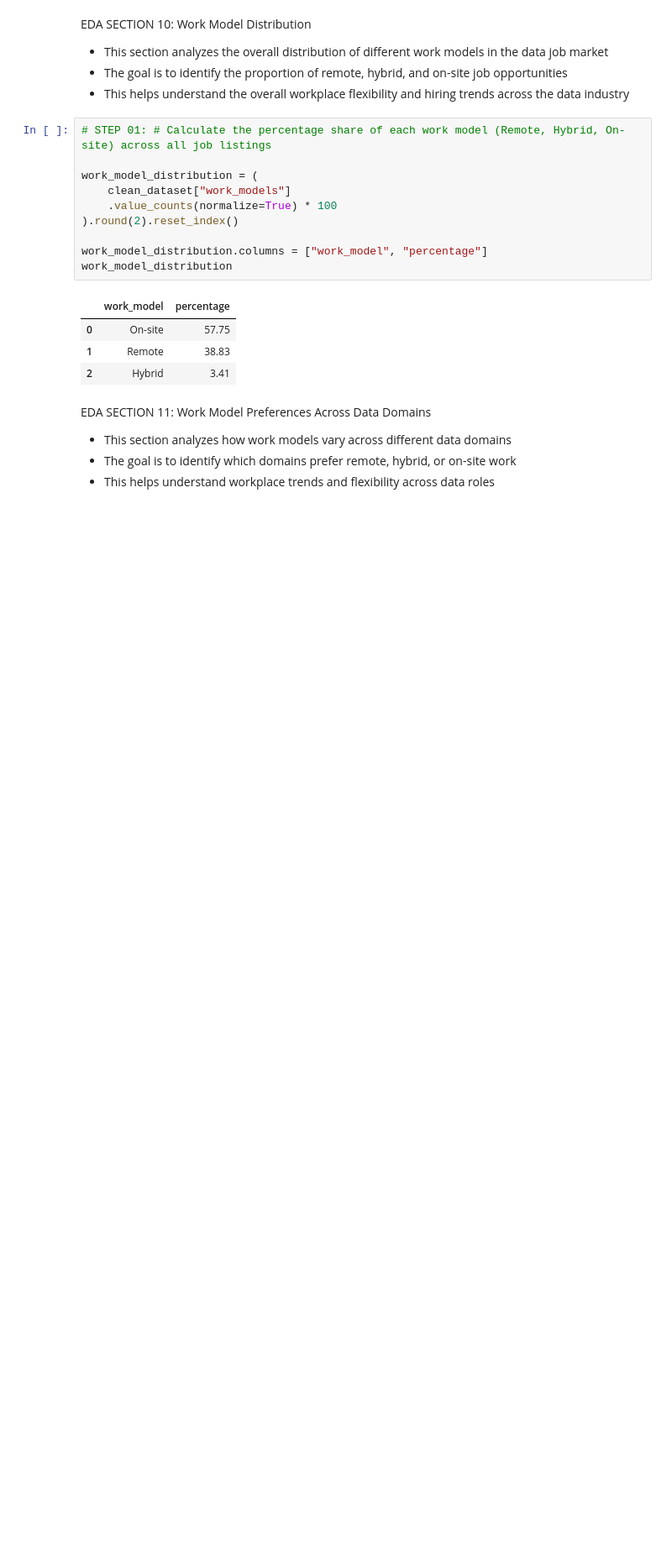
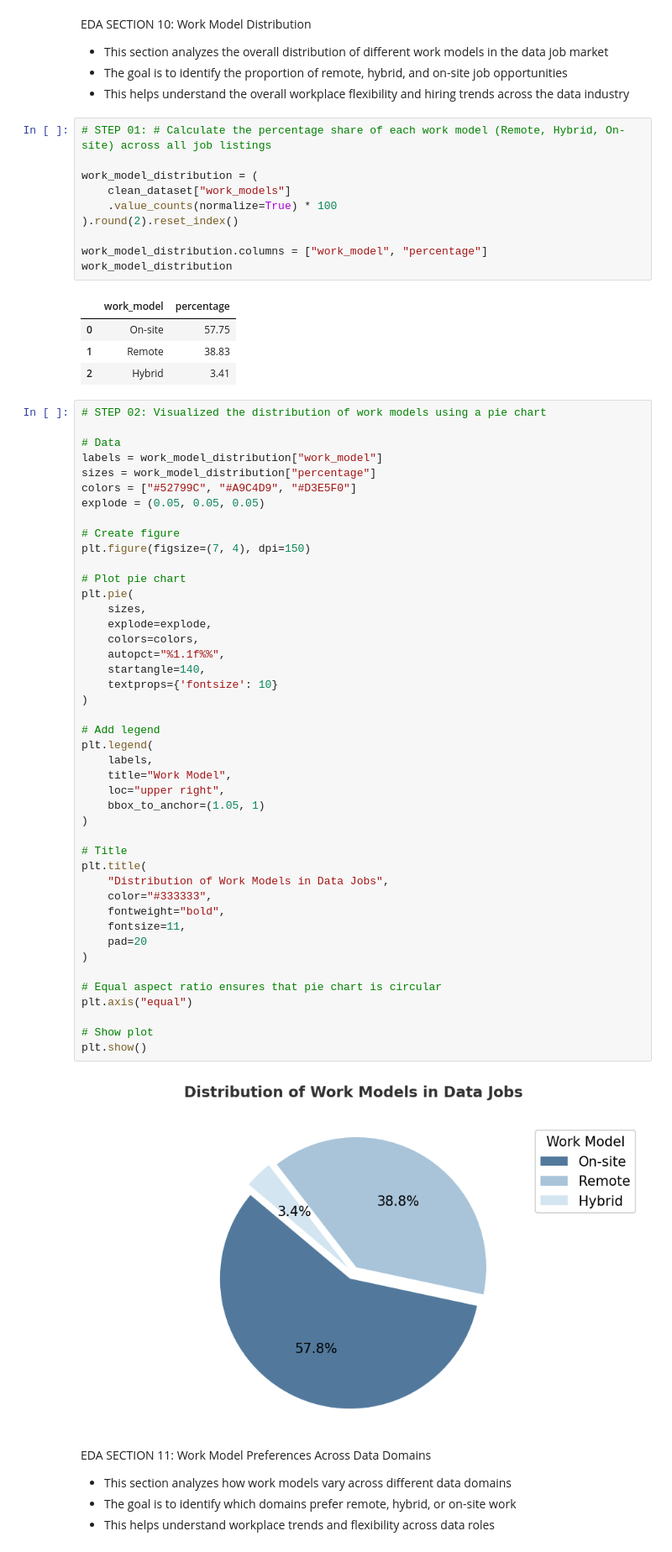
Before and after one commit to Chauhanekta21/Data_Job_Market_Analysis, a Jupyter notebook: main_file.ipynb, the cells around one changed output. Shown at 84% size. Drawn from its saved outputs; the diff is of its cells as text; blank space fills up the shorter version.

Commit message:
Created Work Model distribution visualization with percentage insights

```diff
--- a/main_file.ipynb
+++ b/main_file.ipynb
@@ -1321,6 +1321,52 @@ work_model_distribution
 | 0 | On-site | 57.75 |
 | 1 | Remote | 38.83 |
 | 2 | Hybrid | 3.41 |
+# %%
+# STEP 02: Visualized the distribution of work models using a pie chart
+
+# Data
+labels = work_model_distribution["work_model"]
+sizes = work_model_distribution["percentage"]
+colors = ["#52799C", "#A9C4D9", "#D3E5F0"]
+explode = (0.05, 0.05, 0.05)
+
+# Create figure
+plt.figure(figsize=(7, 4), dpi=150)
+
+# Plot pie chart
+plt.pie(
+    sizes,
+    explode=explode,
+    colors=colors,
+    autopct="%1.1f%%",
+    startangle=140,
+    textprops={'fontsize': 10}
+)
+
+# Add legend
+plt.legend(
+    labels,
+    title="Work Model",
+    loc="upper right",
+    bbox_to_anchor=(1.05, 1)
+)
+
+# Title
+plt.title(
+    "Distribution of Work Models in Data Jobs",
+    color="#333333",
+    fontweight="bold",
+    fontsize=11,
+    pad=20
+)
+
+# Equal aspect ratio ensures that pie chart is circular
+plt.axis("equal")
+
+# Show plot
+plt.show()
+# %% [output]
+[figure, added]
 # %% [markdown]
 EDA SECTION 11: Work Model Preferences Across Data Domains
 
```
